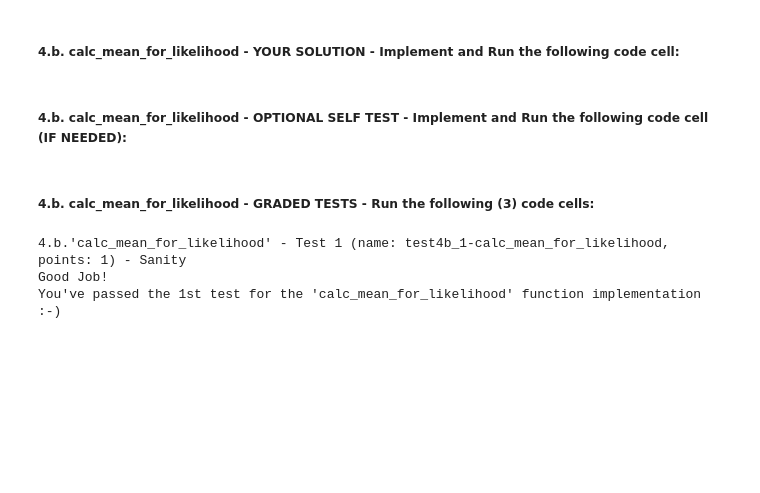
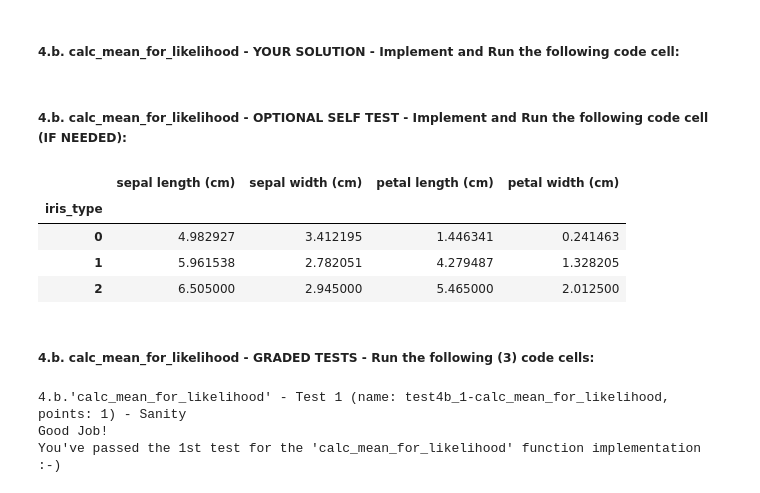
Before and after one commit to orianhit/machineLearning, a Jupyter notebook: second_assignment/Assignment2_NaiveBayes.ipynb, the cells around one changed output. Saved outputs shown, nothing was run; the diff lists cells and outputs as text; code cells hidden in the pictures; blank space fills up the shorter version.

```diff
--- a/second_assignment/Assignment2_NaiveBayes.ipynb
+++ b/second_assignment/Assignment2_NaiveBayes.ipynb
@@ -547,6 +547,14 @@ trainset[category_col_name]=y
 df_mean_likelihood = calc_mean_for_likelihood(trainset, category_col_name)
 # --- add additional code to check your code if needed:
 # YOUR CODE HERE
+# %%
+df_mean_likelihood
+# %% [output]
+|  | sepal length (cm) | sepal width (cm) | petal length (cm) | petal width (cm) |
+| iris_type |  |  |  |  |
+| 0 | 4.982927 | 3.412195 | 1.446341 | 0.241463 |
+| 1 | 5.961538 | 2.782051 | 4.279487 | 1.328205 |
+| 2 | 6.505000 | 2.945000 | 5.465000 | 2.012500 |
 # %% [markdown]
 ##### 4.b. calc_mean_for_likelihood - GRADED TESTS - Run the following (3) code cells:
 # %%
```
Also changed, not shown: 22 other files.
